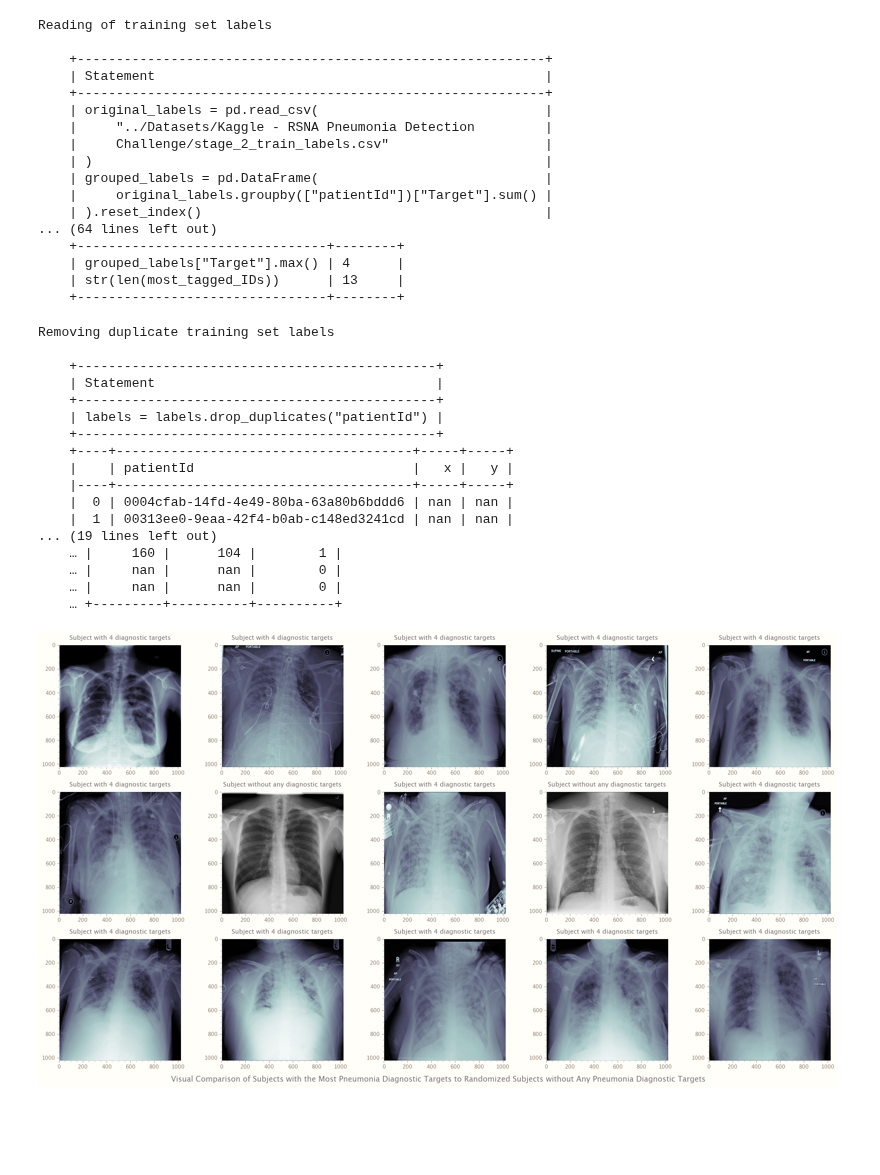
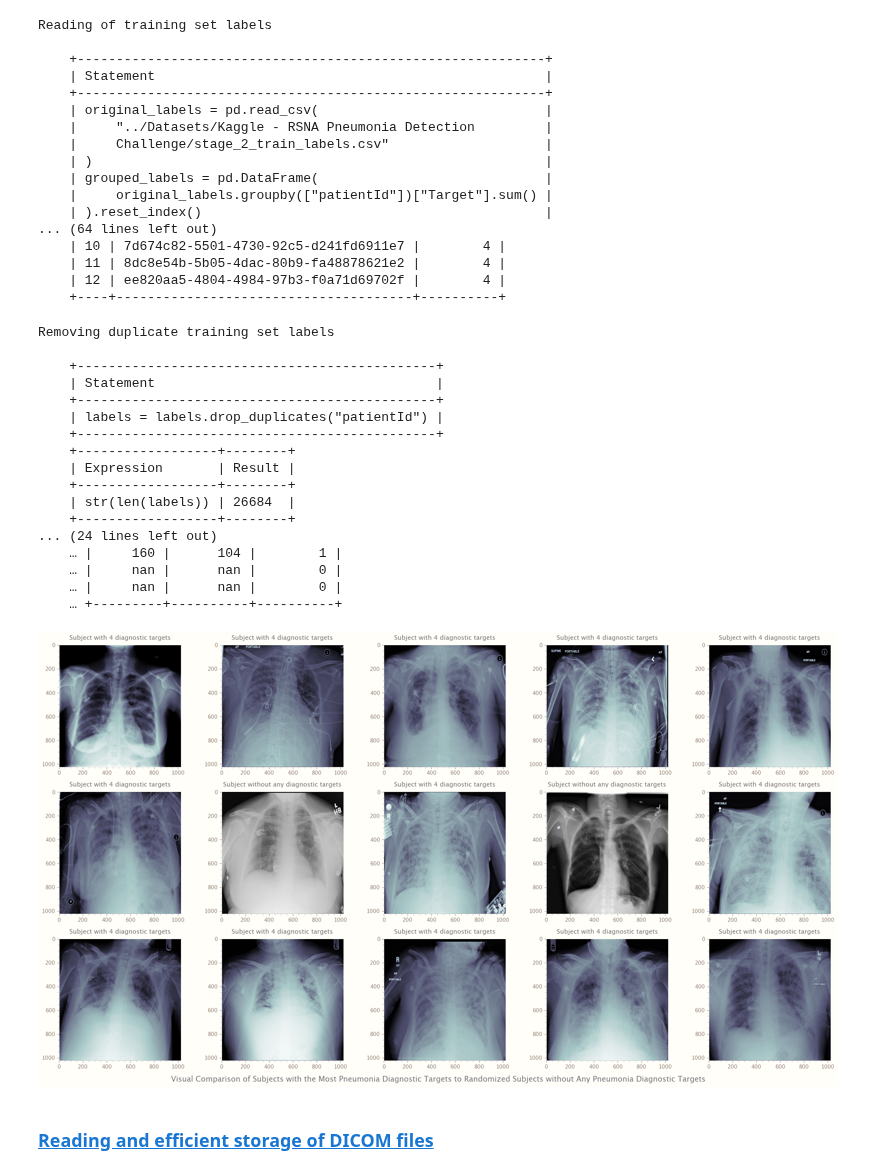
Before and after one commit to RaphaelZH/OpenCV_Program_EN, a Jupyter notebook: Deep Learning with PyTorch for Medical Image Analysis/Notebooks/4 - Pneumonia-Classification (Compressed).ipynb, the cells around one changed output. Drawn from its saved outputs; the diff is of its cells as text; code cells hidden in the pictures; blank space fills up the shorter version.

Commit message:
Reading and efficient storage of DICOM files

```diff
--- a/Deep Learning with PyTorch for Medical Image Analysis/Notebooks/4 - Pneumonia-Classification (Compressed).ipynb
+++ b/Deep Learning with PyTorch for Medical Image Analysis/Notebooks/4 - Pneumonia-Classification (Compressed).ipynb
@@ -124,6 +127,8 @@ original_labels = pd.read_csv(
     "../Datasets/Kaggle - RSNA Pneumonia Detection Challenge/stage_2_train_labels.csv"
 )
 
+# Positive targets indicated that these subjects suffered from pneumonia, with more
+# positive targets indicating a more significant condition
 grouped_labels = pd.DataFrame(
     original_labels.groupby(["patientId"])["Target"].sum()
 ).reset_index()
@@ -164,6 +169,10 @@ most_tagged_IDs = grouped_labels.loc[
 ]
 tabulation.statement_generator(statements)
 
+expressions = ['grouped_labels["Target"].max()', "str(len(most_tagged_IDs))"]
+results = [str(grouped_labels["Target"].max()), str(len(most_tagged_IDs))]
+tabulation.expression_generator(expressions, results)
+
 df_table_1 = dataframe_1.tabulation()
 tabulation.dataframe_generator(df_table_1)
 
@@ -172,10 +181,6 @@ tabulation.dataframe_generator(df_table_2)
 
 df_table_3 = dataframe_3.tabulation()
 tabulation.dataframe_generator(df_table_3)
-
-expressions = ['grouped_labels["Target"].max()', "str(len(most_tagged_IDs))"]
-results = [str(grouped_labels["Target"].max()), str(len(most_tagged_IDs))]
-tabulation.expression_generator(expressions, results)
 # %% [output]
 Reading of training set labels
 
@@ -190,10 +195,10 @@ Reading of training set labels
     |     original_labels.groupby(["patientId"])["Target"].sum() |
     | ).reset_index()                                            |
 ... (64 lines left out)
-    +--------------------------------+--------+
-    | grouped_labels["Target"].max() | 4      |
-    | str(len(most_tagged_IDs))      | 13     |
-    +--------------------------------+--------+
+    | 10 | 7d674c82-5501-4730-92c5-d241fd6911e7 |        4 |
+    | 11 | 8dc8e54b-5b05-4dac-80b9-fa48878621e2 |        4 |
+    | 12 | ee820aa5-4804-4984-97b3-f0a71d69702f |        4 |
+    +----+--------------------------------------+----------+
 # %%
 # `DataFrame.drop_duplicates` returns the DataFrame from which duplicate rows have been removed
 labels = original_labels.drop_duplicates("patientId")
@@ -209,6 +214,10 @@ tabulation.heading_printer("Removing duplicate training set labels")
 statements = ['labels = labels.drop_duplicates("patientId")']
 tabulation.statement_generator(statements)
 
+expressions = ["str(len(labels))"]
+results = [str(len(labels))]
+tabulation.expression_generator(expressions, results)
+
 df_table = dataframe.tabulation()
 tabulation.dataframe_generator(df_table)
 # %% [output]
@@ -219,12 +228,12 @@ Removing duplicate training set labels
     +----------------------------------------------+
     | labels = labels.drop_duplicates("patientId") |
     +----------------------------------------------+
-    +----+--------------------------------------+-----+-----+
-    |    | patientId                            |   x |   y |
-    |----+--------------------------------------+-----+-----+
-    |  0 | 0004cfab-14fd-4e49-80ba-63a80b6bddd6 | nan | nan |
-    |  1 | 00313ee0-9eaa-42f4-b0ab-c148ed3241cd | nan | nan |
-... (19 lines left out)
+    +------------------+--------+
+    | Expression       | Result |
+    +------------------+--------+
+    | str(len(labels)) | 26684  |
+    +------------------+--------+
+... (24 lines left out)
     … |     160 |      104 |        1 |
     … |     nan |      nan |        0 |
     … |     nan |      nan |        0 |
@@ -236,8 +245,7 @@ def image_display(image, ax, title, cmap):
     ax.set_title(title, loc="center", pad=10)
     x_ticks = list(range(0, image.shape[1], 200))
     y_ticks = list(range(0, image.shape[0], 200))
-    ax.set(xticks=x_ticks, xticklabels=x_ticks,
-           yticks=y_ticks, yticklabels=y_ticks)
+    ax.set(xticks=x_ticks, xticklabels=x_ticks, yticks=y_ticks, yticklabels=y_ticks)
     ax.set_xlim(left=0)
     ax.set_ylim(top=0)
     ax.minorticks_on()
@@ -247,43 +255,44 @@ def image_display(image, ax, title, cmap):
 ROOT_PATH = Path(
     "../Datasets/Kaggle - RSNA Pneumonia Detection Challenge/stage_2_train_images/"
 )
-SAVE_PATH = Path("Processed/")
 
-fig, axs = plt.subplots(3, 5, figsize=(
-    figure_size[0] / 3 * 4, figure_size[1] / 3 * 4))
+fig, axs = plt.subplots(3, 5, figsize=(figure_size[0] / 3 * 4, figure_size[1] / 3 * 4))
 
 c = 0
 for i, ax in enumerate(axs.flat):
+    untargeted = iter(labels.loc[labels["Target"] == 0].sample(2)["patientId"])
     if i not in [6, 8]:
         patient_id = most_tagged_IDs.patientId.iloc[c]
         dcm_path = ROOT_PATH / patient_id
         # `PurePath.with_suffix` returns the new path with the changed suffix
 
         # Note that if the original path does not have a suffix, the new suffix is added;
         # if the suffix is an empty string, the original suffix is removed
         dcm_path = dcm_path.with_suffix(".dcm")
         dcm = pydicom.read_file(dcm_path).pixel_array
         targets = most_tagged_IDs["Target"].iloc[c]
         title = f"Subject with {targets} diagnostic targets"
         image_display(dcm, ax, title, "bone")
         c += 1
     else:
+        patient_id = next(untargeted)
+        dcm_path = ROOT_PATH / patient_id
+        dcm_path = dcm_path.with_suffix(".dcm")
+        dcm = pydicom.read_file(dcm_path).pixel_array
         title = "Subject without any diagnostic targets"
-        for patient_id in labels.loc[labels["Target"] == 0].sample(2)["patientId"]:
-            dcm_path = ROOT_PATH / patient_id
-            dcm_path = dcm_path.with_suffix(".dcm")
-            dcm = pydicom.read_file(dcm_path).pixel_array
-            image_display(dcm, ax, title, "gray")
+        image_display(dcm, ax, title, "gray")
 
 fig.suptitle(
     "Visual Comparison of Subjects with the Most Pneumonia Diagnostic Targets to "
     "Randomized Subjects without Any Pneumonia Diagnostic Targets",
     fontsize="x-large",
     x=0.5,
     y=0,
 )
 
 plt.tight_layout()
 plt.show()
 # %% [output]
-[figure, old version]
+[figure, new version]
+# %% [markdown]
+### <a id='toc5_1_2_'></a>[Reading and efficient storage of DICOM files](#toc0_)
```
Also changed, not shown: parts of 14 cells of this notebook, 1 other file.
